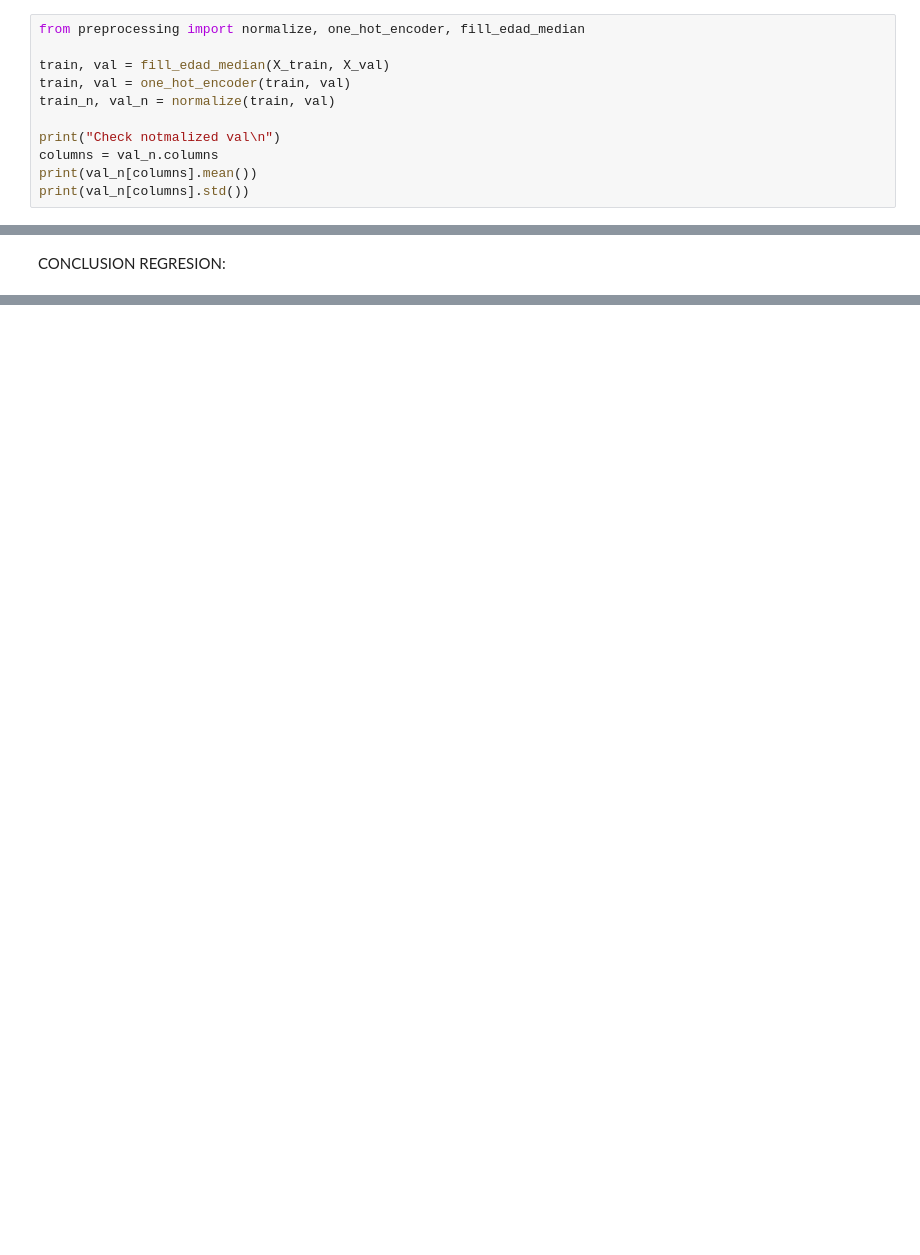
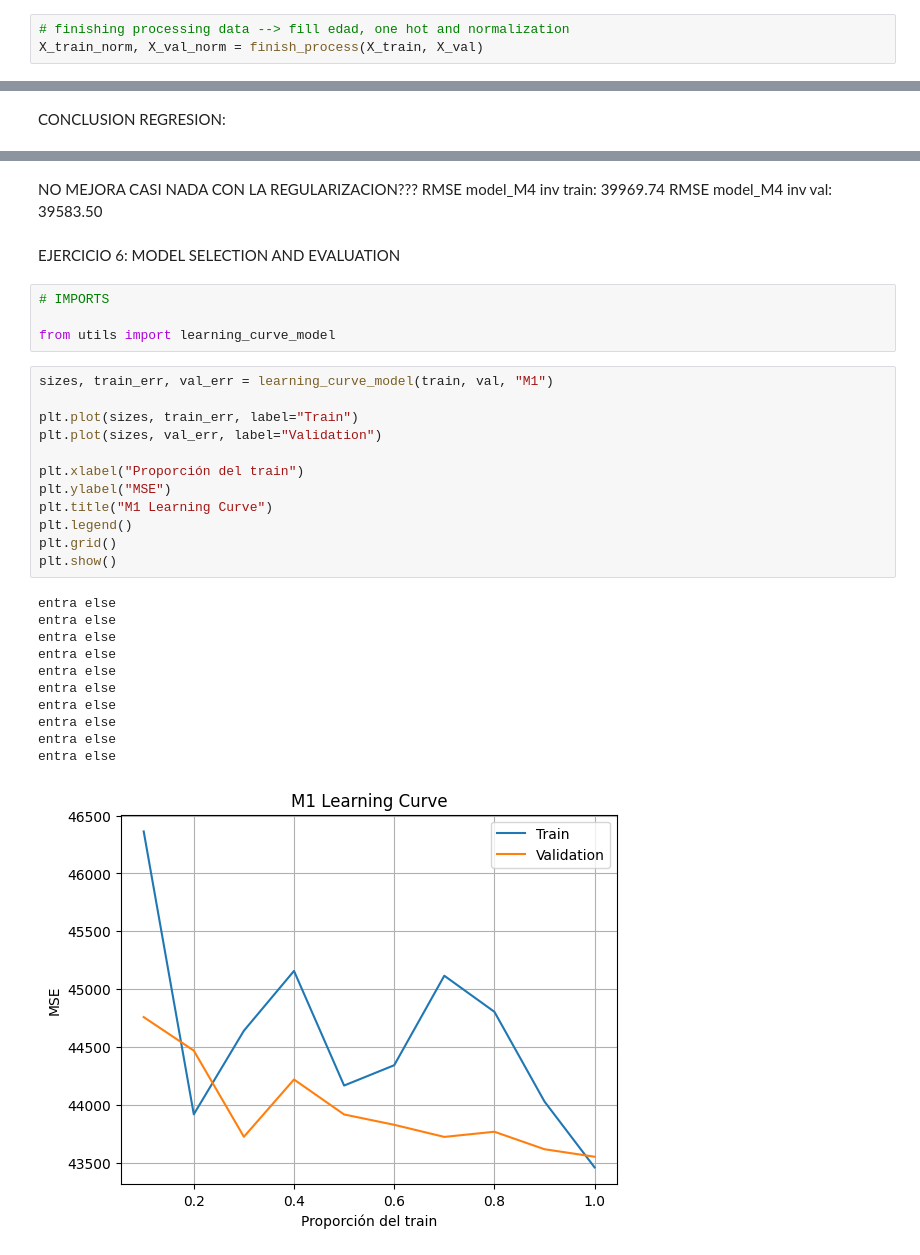
Before and after one commit to biancapaz/ml_tp1, a Jupyter notebook: notebooks/Entrega_TP1.ipynb, the cells around one changed output, grey strips where cells are left out. Saved outputs shown, nothing was run; the diff lists cells and outputs as text; blank space fills up the shorter version.

```diff
--- a/notebooks/Entrega_TP1.ipynb
+++ b/notebooks/Entrega_TP1.ipynb
@@ -483,11 +498,3 @@ Val:  298 samples
 # %%
-from preprocessing import normalize, one_hot_encoder, fill_edad_median
-
-train, val = fill_edad_median(X_train, X_val)
-train, val = one_hot_encoder(train, val)
-train_n, val_n = normalize(train, val)
-
-print("Check notmalized val\n")
-columns = val_n.columns
-print(val_n[columns].mean())
-print(val_n[columns].std())
+# finishing processing data --> fill edad, one hot and normalization
+X_train_norm, X_val_norm = finish_process(X_train, X_val)
@@ -854,0 +981,34 @@ modelo_M6 = LinearRegression()
+# %% [markdown]
+NO MEJORA CASI NADA CON LA REGULARIZACION???
+RMSE model_M4 inv train: 39969.74
+RMSE model_M4 inv val: 39583.50
+# %% [markdown]
+EJERCICIO 6: MODEL SELECTION AND EVALUATION
+# %%
+# IMPORTS
+
+from utils import learning_curve_model
+# %%
+sizes, train_err, val_err = learning_curve_model(train, val, "M1")
+
+plt.plot(sizes, train_err, label="Train")
+plt.plot(sizes, val_err, label="Validation")
+
+plt.xlabel("Proporción del train")
+plt.ylabel("MSE")
+plt.title("M1 Learning Curve")
+plt.legend()
+plt.grid()
+plt.show()
+# %% [output]
+entra else
+entra else
+entra else
+entra else
+entra else
+entra else
+entra else
+entra else
+entra else
+entra else
+[figure, added]
```
Also changed, not shown: parts of 68 cells of this notebook, 4 other files.
